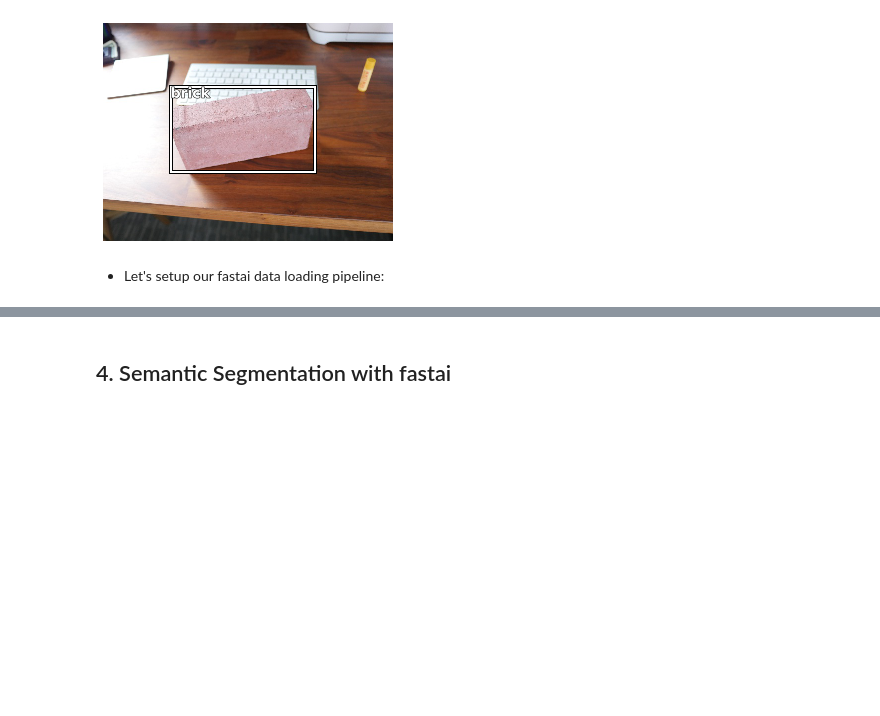
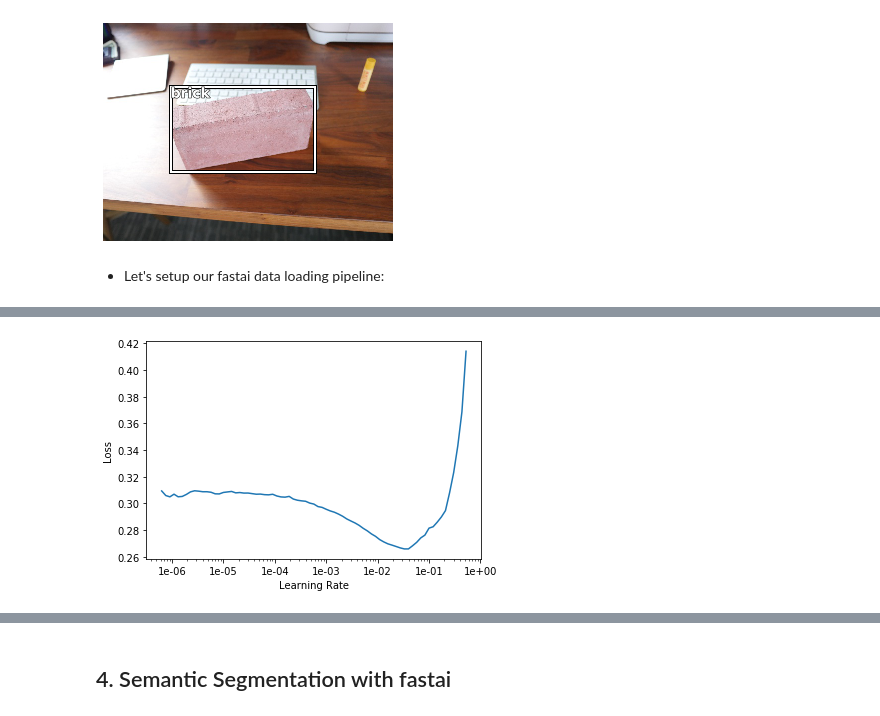
Before and after one commit to unccv/deep_learning_for_computer_vision, a Jupyter notebook: notebooks/Get Results Fast with fastai.ipynb, the cells around one changed output, grey strips where cells are left out. Saved outputs shown, nothing was run; the diff lists cells and outputs as text; code cells hidden in the pictures; blank space fills up the shorter version.

```diff
--- a/notebooks/Get Results Fast with fastai.ipynb
+++ b/notebooks/Get Results Fast with fastai.ipynb
@@ -263,0 +312,3 @@ custom_head = nn.Sequential(
+# %%
+lr=1e-2
+learn.fit_one_cycle(4, slice(lr/10, lr))
@@ -263,0 +328,4 @@ custom_head = nn.Sequential(
+# %%
+learn.recorder.plot()
+# %% [output]
+[figure, added]
```
Also changed, not shown: parts of 39 cells of this notebook.
